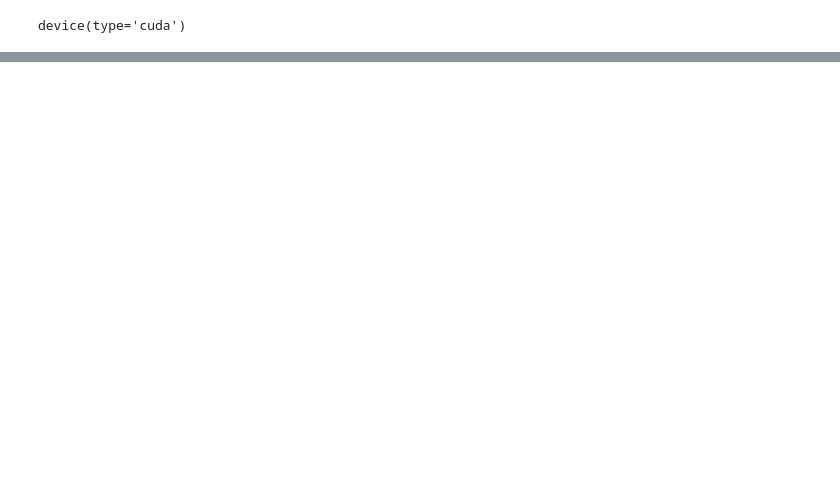
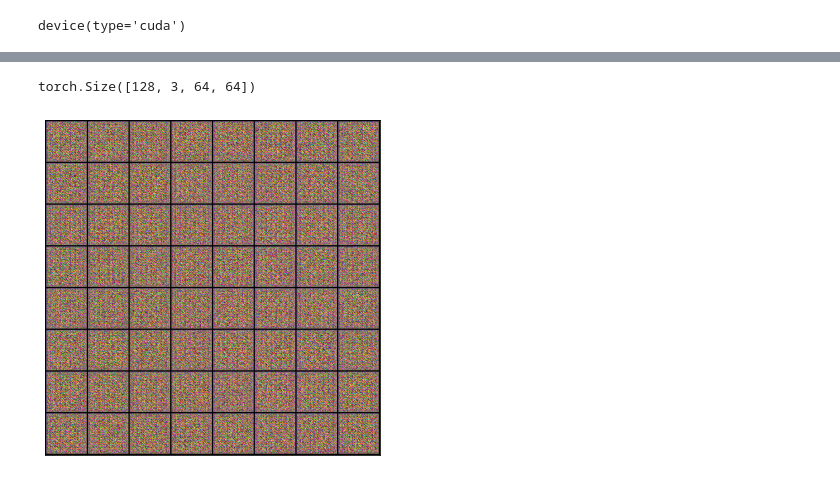
Before and after one commit to loveplay1983/zero-to-gan-practice-xuan, a Jupyter notebook: 06b-anime-dcgan/06-gan-practice.ipynb, the cells around one changed output, grey strips where cells are left out. Saved outputs shown, nothing was run; the diff lists cells and outputs as text; code cells hidden in the pictures; blank space fills up the shorter version.

```diff
--- a/06b-anime-dcgan/06-gan-practice.ipynb
+++ b/06b-anime-dcgan/06-gan-practice.ipynb
@@ -146,3 +143,33 @@ The generator learns to generate more realistic images by progressively refining
 During the training process, the generator gradually learns to generate images with higher resolution, more accurate features, and better alignment with the target distribution. The number of channels and the spatial dimensions of the image are adjusted accordingly through the deconvolution layers, allowing the generator to generate more complex and realistic images.
 # %%
 latent_size = 128
+# %%
+generator = nn.Sequential(
+    # input: latent_size x 1 x 1
+
+    nn.ConvTranspose2d(latent_size, 512, kernel_size=4,
+                       stride=1, padding=0, bias=False),
+    nn.BatchNorm2d(512),
+    nn.ReLU(True),
+    # out: 512x4x4
+
+    nn.ConvTranspose2d(512, 256, kernel_size=4, stride=2, padding=1, bias=False),
+    nn.BatchNorm2d(256),
+    nn.ReLU(True),
+    # out: 256 x 8 x 8
+
+    nn.ConvTranspose2d(256, 128, kernel_size=4, stride=2, padding=1, bias=False),
+    nn.BatchNorm2d(128),
+    nn.ReLU(True),
+    # out: 128 x 16 x 16
+
+    nn.ConvTranspose2d(128, 64, kernel_size=4, stride=2, padding=1, bias=False),
+    nn.BatchNorm2d(64),
+    nn.ReLU(True),
+    # out: 64 x 32 x 32
+
+    nn.ConvTranspose2d(64, 3, kernel_size=4, stride=2, padding=1, bias=False),
+    nn.Tanh()
+    # out: 3 x 64 x 64
+
+)
@@ -148,0 +180,9 @@ latent_size = 128
+# %%
+# The input for randn is batch, channel, row, col
+xb = torch.randn(batch_size, latent_size, 1, 1)
+fake_imgs = generator(xb)
+print(fake_imgs.shape)
+show_images(fake_imgs)
+# %% [output]
+torch.Size([128, 3, 64, 64])
+[figure, added]
```
Also changed, not shown: parts of 8 cells of this notebook.
